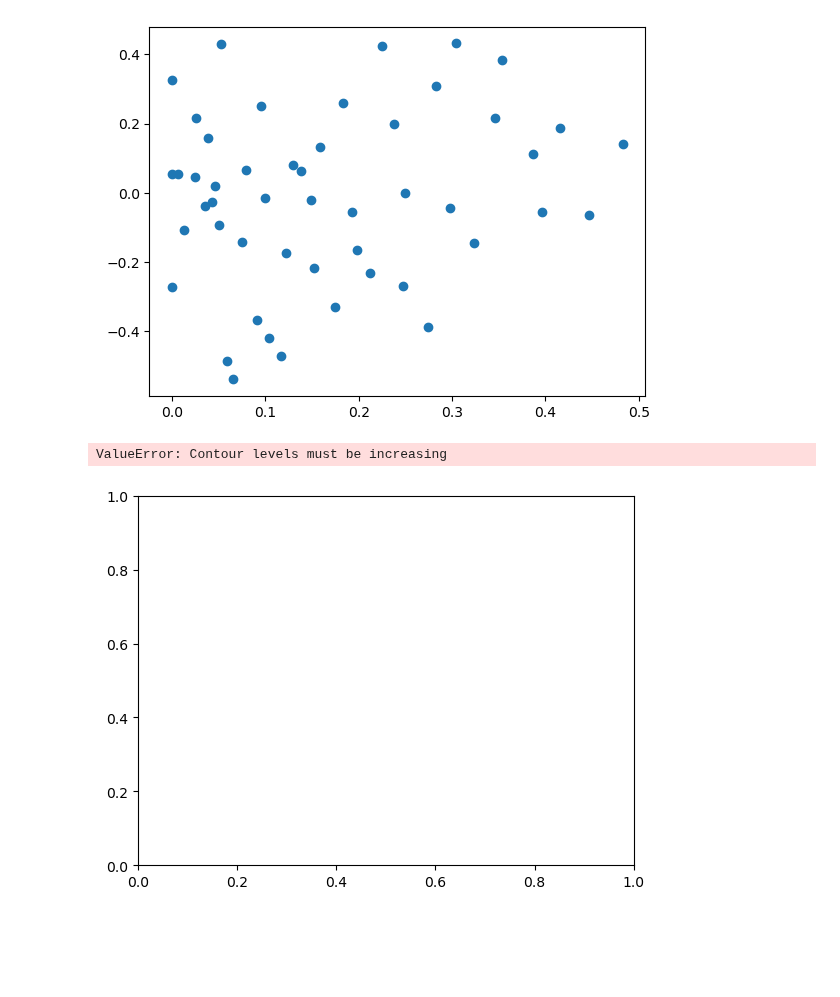
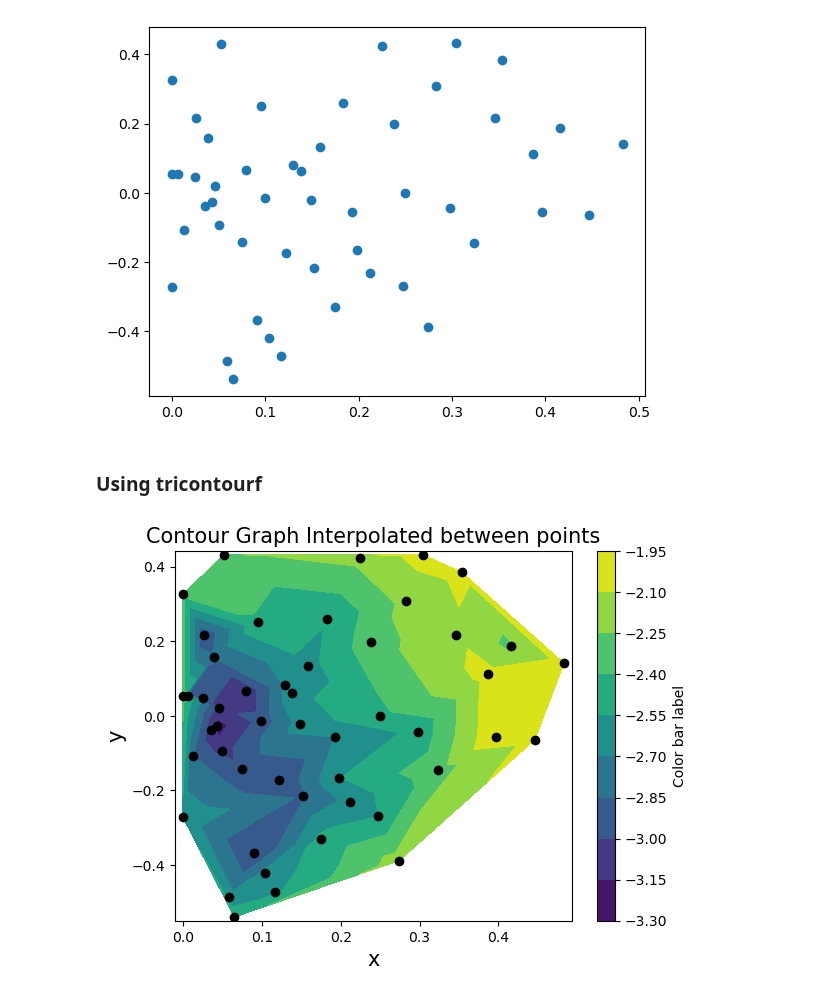
Before and after one commit to seanwhite674/FinalYearProject, a Jupyter notebook: RealData2d.ipynb, the cells around one changed output. Drawn from its saved outputs; the diff is of its cells as text; code cells hidden in the pictures; blank space fills up the shorter version.

Commit message:
GPR 2d real data

```diff
--- a/RealData2d.ipynb
+++ b/RealData2d.ipynb
@@ -19,17 +25,39 @@ import pandas as pd
 # %%
 columns = ["x","y","z","error"]
 data = pd.read_table("Downsampled_SEOB_M75_Q2_2Ddata.txt",names = columns)
-x = data['x']
-y = data['y']
-z = data['z']
-error = data['error']
+x = data['x'].values
+y = data['y'].values
+z = data['z'].values
+#print(y.shape)
+#print(x.shape)
+#print(z.shape)
+error = data['error'].values
+
+## FIXME  need to mean revert y !!!
 # %%
 plt.scatter(x,y)
 # %% [output]
 <matplotlib.collections.PathCollection at 0x...>
 [figure]
-# %%
-plt.contour([x,y,],z)
-# %% [output]
-ValueError: Contour levels must be increasing
-[figure, removed]
+# %% [markdown]
+### Using tricontourf
+# %%
+f, ax = plt.subplots()
+contour = ax.tricontourf(x, y, z, levels=10, cmap="viridis")
+## FIXME research tricontourf and how it interpolates between points
+ax.plot(x, y, 'ko')
+
+
+ax.set_xlim([x.min() - 0.01, x.max() + 0.01])
+ax.set_ylim([y.min() - 0.01, y.max() + 0.01])
+
+# Add color bar with extension for full color coverage
+cbar = plt.colorbar(contour, ax=ax, extend='both')  # Extend adds color to extreme values
+cbar.set_label("Color bar label")  # Label for color bar
+
+plt.xlabel('x', size = 15)
+plt.ylabel('y', size = 15)
+plt.title('Contour Graph Interpolated between points', size = 15)
+plt.show()
+# %% [output]
+[figure, added]
```
Also changed, not shown: parts of 14 cells of this notebook.
